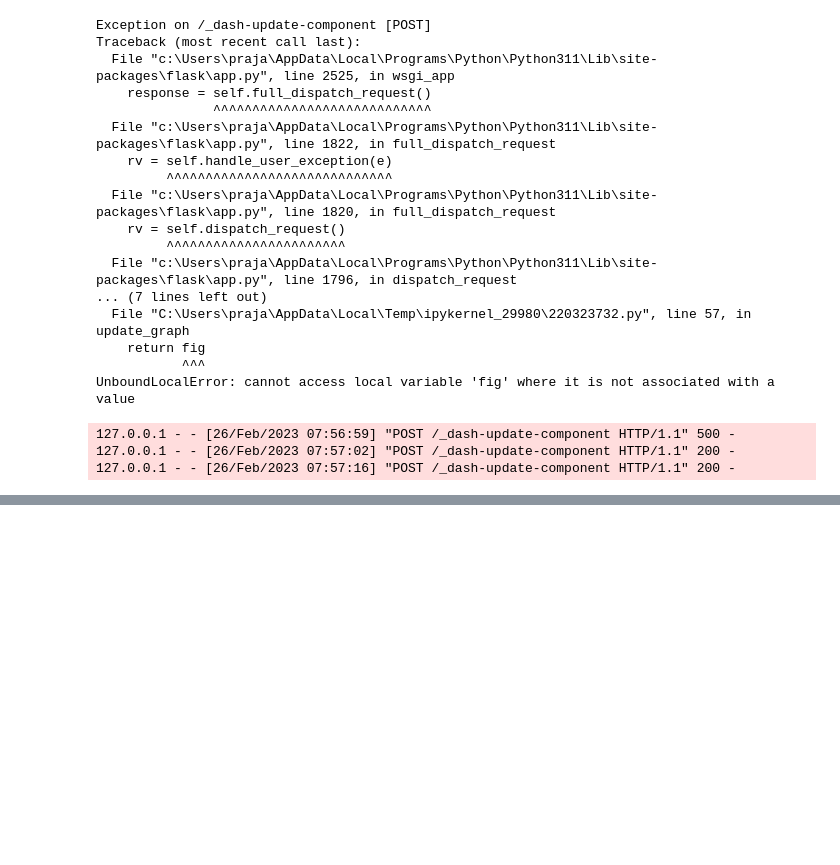
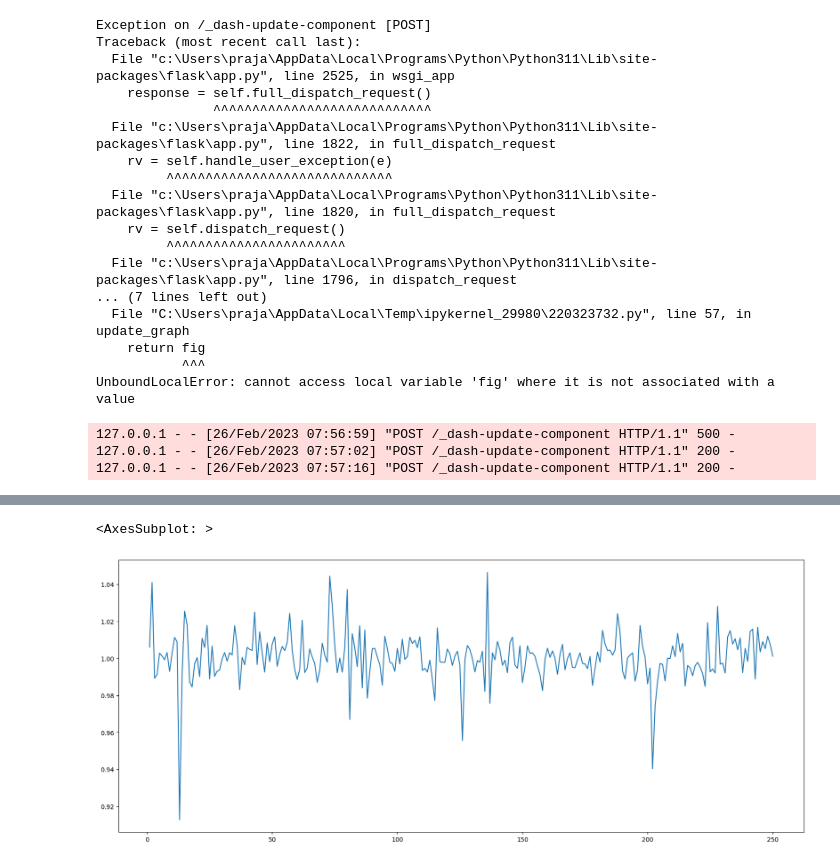
Before and after one commit to bhim7204/DSSC-FC-MVP, a Jupyter notebook: trail_rough.ipynb, the cells around one changed output, grey strips where cells are left out. Drawn from its saved outputs; the diff is of its cells as text; code cells hidden in the pictures; blank space fills up the shorter version.

```diff
--- a/trail_rough.ipynb
+++ b/trail_rough.ipynb
@@ -328,0 +360,3 @@ UnboundLocalError: cannot access local variable 'fig' where it is not associated
+# %%
+df = pd.read_csv('all_stocks.csv')
+df.head()
@@ -328,0 +370,8 @@ UnboundLocalError: cannot access local variable 'fig' where it is not associated
+# %%
+# plotting percentage change
+
+df['Change'] = df.High.div(df.High.shift())
+df['Change'].plot(figsize=(20,8))
+# %% [output]
+<AxesSubplot: >
+[figure, added]
```
Also changed, not shown: parts of 24 cells of this notebook, 1 other file.
